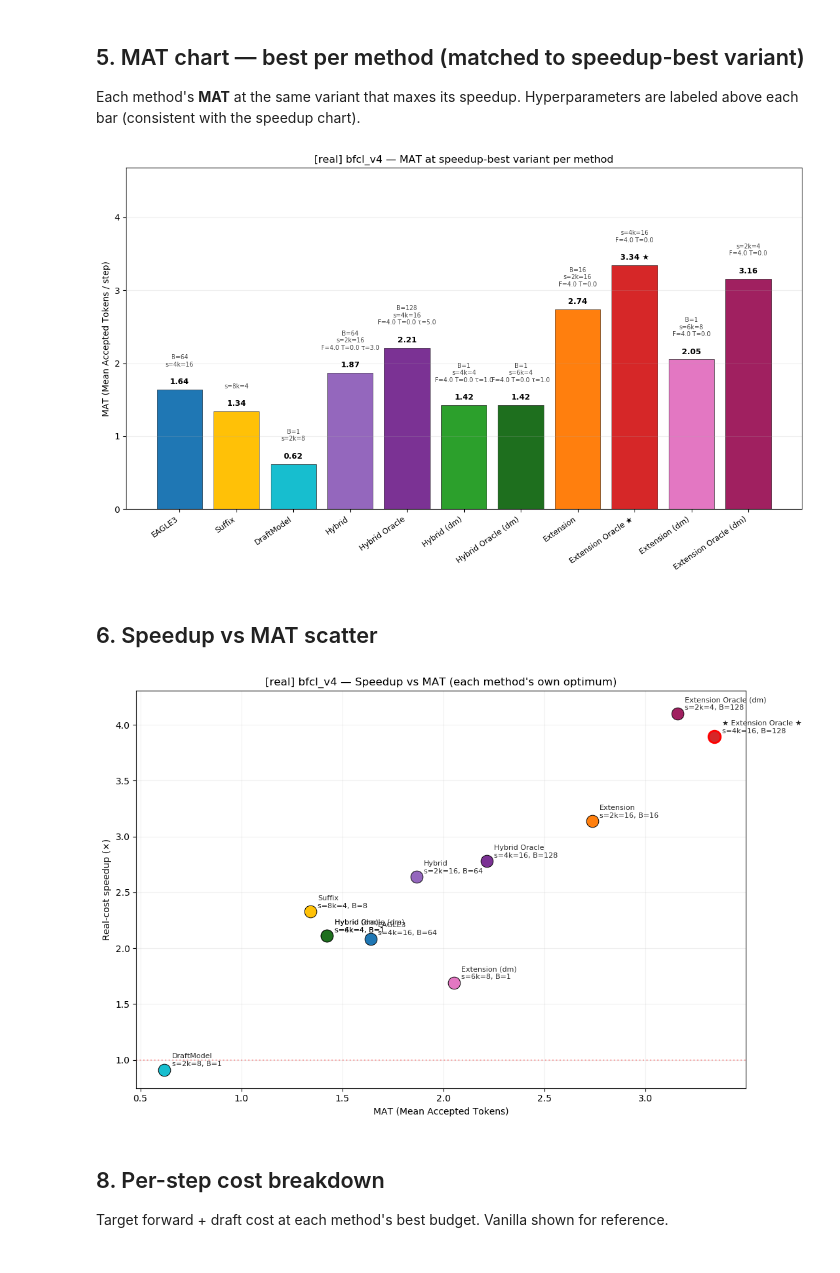
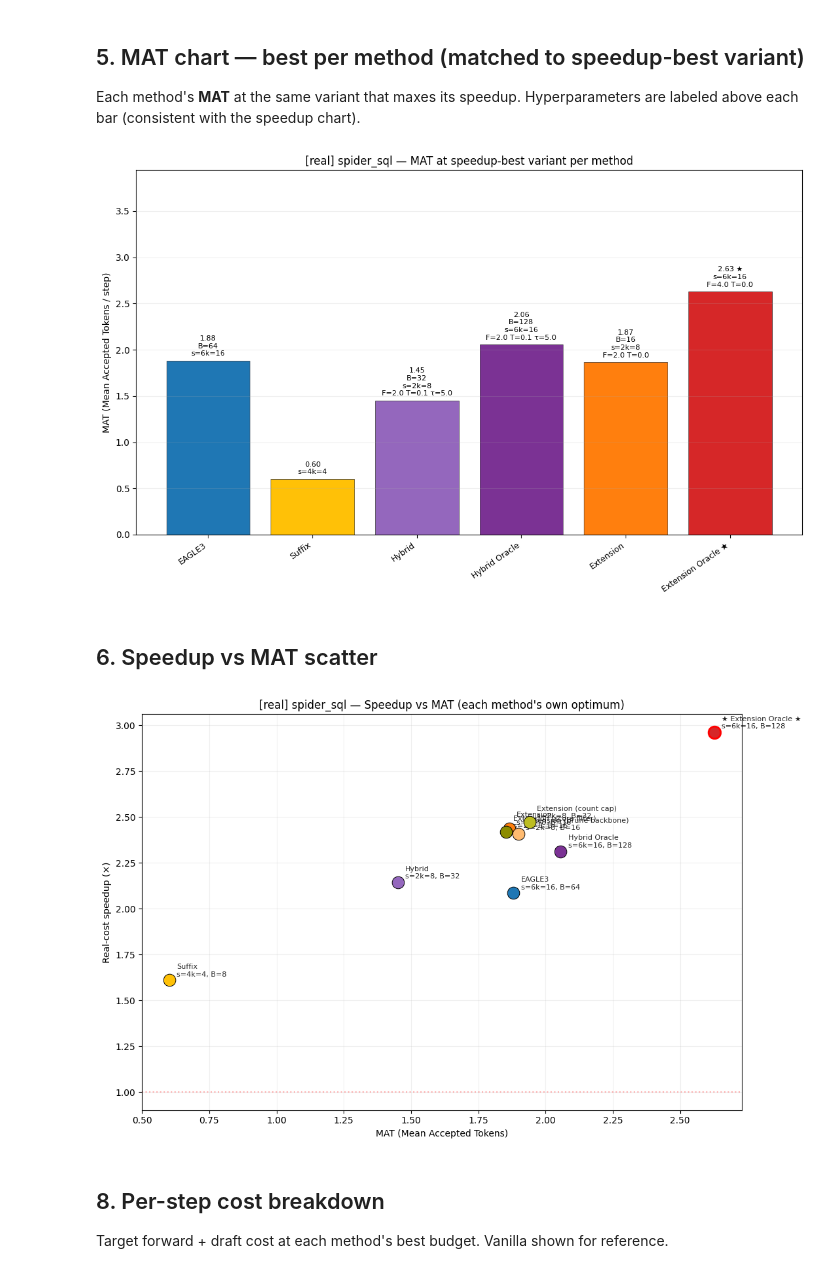
Before and after one commit to xogusrns123/advance-spec, a Jupyter notebook: simulation/notebooks/compare_methods.ipynb, the cells around one changed output. Drawn from its saved outputs; the diff is of its cells as text; code cells hidden in the pictures.

```diff
--- a/simulation/notebooks/compare_methods.ipynb
+++ b/simulation/notebooks/compare_methods.ipynb
@@ -36,7 +36,7 @@ import matplotlib.pyplot as plt
 MODEL_PRESET = "qwen3_14b"      # EAGLE3 — Qwen3-14B + AngelSlim eagle3 draft
 # MODEL_PRESET = "qwen35_9b"    # MTP — Qwen3.5-9B (built-in MTP head; eagle3_* fields in raw oracle log are MTP data)
 
-WORKLOAD = "bfcl_v4"
+WORKLOAD = "spider_sql"
 
 # Hide families from charts (toggle to focus on subset).
 # When both False (default), every enrolled family is shown.
@@ -85,7 +85,7 @@ SIM_FILES = {}  # name -> (path, info_dict)
 
 def _parse_filename(stem):
     info = {"workload": None, "steps": None, "topk": None, "budget": None}
-    m = re.search(r"(swebench|specbench|bfcl_v[34]|longbench_lcc|longbench_repobench|lcc|repobench)", stem)
+    m = re.search(r"(swebench|specbench|bfcl_v[34]|longbench_lcc|longbench_repobench|lcc|repobench|magicoder|spider_sql|wildchat|humaneval|livecodebench)", stem)
     if m: info["workload"] = m.group(1)
     m = re.search(r"s(\d+)k(\d+)", stem)
     if m: info["steps"] = int(m.group(1)); info["topk"] = int(m.group(2))
@@ -628,30 +613,36 @@ _draw_speedup_chart(
 Each method's **MAT** at the same variant that maxes its speedup. Hyperparameters
 are labeled above each bar (consistent with the speedup chart).
 # %%
-mdf_mat = mdf_best[mdf_best["mat"] > 0].copy()
+# Hide extension variants from this chart only.
+_HIDE_EXT_VARIANTS = {
+    "extension_by_score", "extension_by_count", "extension_prune_pt",
+    "extension_dm_by_score", "extension_dm_by_count",
+}
+mdf_mat = mdf_best[~mdf_best["family"].isin(_HIDE_EXT_VARIANTS)]
+mdf_mat = mdf_mat[mdf_mat["mat"] > 0].copy().reset_index(drop=True)
+
 fig, ax = plt.subplots(figsize=(max(11, len(mdf_mat) * 1.05), 7))
-x = np.arange(len(mdf_mat))
-ax.bar(x, mdf_mat["mat"].values, color=mdf_mat["color"].values,
-       edgecolor="black", linewidth=0.4)
+ax.bar(np.arange(len(mdf_mat)), mdf_mat["mat"].values,
+       color=mdf_mat["color"].values, edgecolor="black", linewidth=0.4)
+
 for i, r in mdf_mat.iterrows():
-    mat = r["mat"]
     marker = " ★" if r["family"] == "extension_oracle" else ""
-    ax.text(i, mat + 0.05, f"{mat:.2f}{marker}",
-            ha="center", va="bottom", fontsize=9, fontweight="bold")
     sub = bar_sub_label(r["family"], r["hp"], r["best_budget"], r.get("sk_tag"))
-    if sub:
-        ax.text(i, mat + 0.30, sub, ha="center", va="bottom",
-                fontsize=7, color="#444444")
+    label = f"{r['mat']:.2f}{marker}" + (f"\n{sub}" if sub else "")
+    ax.annotate(label, xy=(i, r["mat"]), xytext=(0, 4),
+                textcoords="offset points", ha="center", va="bottom", fontsize=8)
 
-ax.set_xticks(x)
+ax.set_xticks(np.arange(len(mdf_mat)))
 ax.set_xticklabels(mdf_mat["pretty"], rotation=35, ha="right", fontsize=9)
 ax.set_ylabel("MAT (Mean Accepted Tokens / step)")
 ax.set_title(f"[{SPEEDUP_METRIC}] {WORKLOAD} — MAT at speedup-best variant per method")
 ax.grid(axis="y", alpha=0.2)
-ax.set_ylim(top=mdf_mat["mat"].max() * 1.40)
-plt.tight_layout(); plt.show()
+ax.margins(y=0.5)
+ax.set_ylim(bottom=0)
+plt.tight_layout()
+plt.show()
 # %% [output]
-[figure, old version]
+[figure, new version]
 # %% [markdown]
 ## 6. Speedup vs MAT scatter
 # %%
@@ -673,7 +664,7 @@ ax.set_title(f"[{SPEEDUP_METRIC}] {WORKLOAD} — Speedup vs MAT (each method's o
 ax.grid(alpha=0.2)
 plt.tight_layout(); plt.show()
 # %% [output]
-[figure, old version]
+[figure, new version]
 # %% [markdown]
 ## 8. Per-step cost breakdown
 
```
Also changed, not shown: parts of 11 cells of this notebook.
